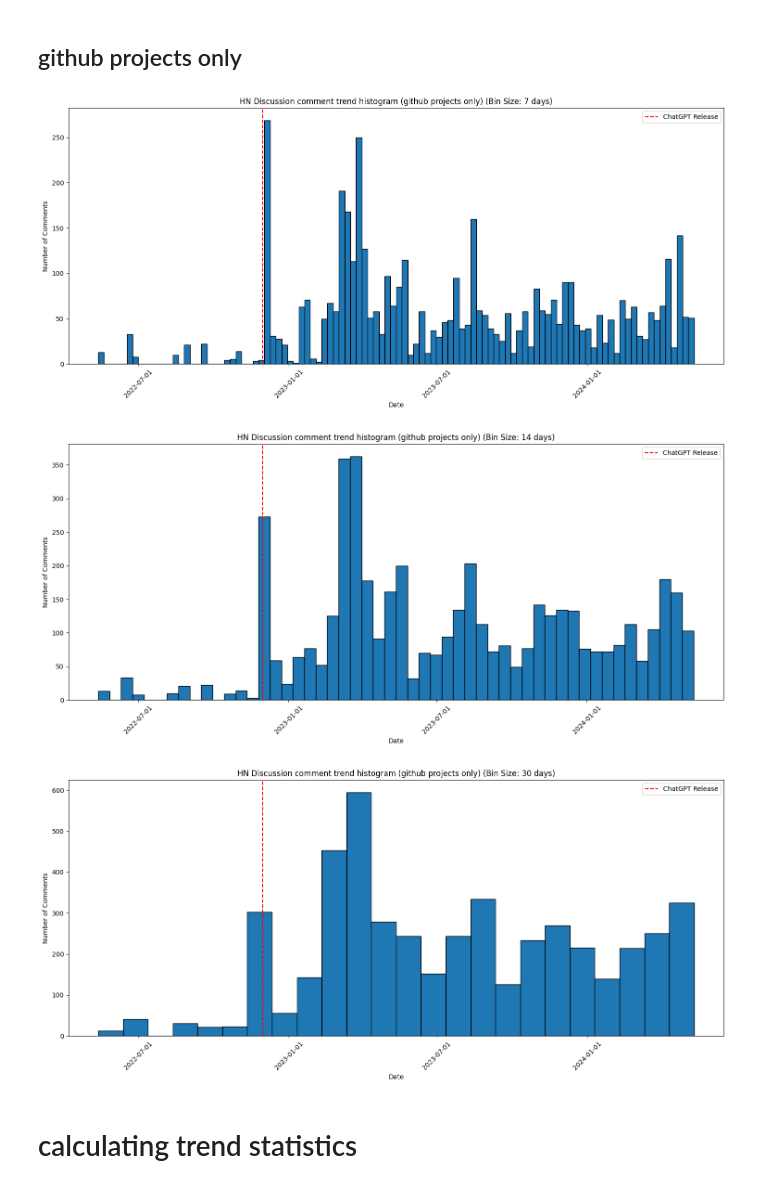
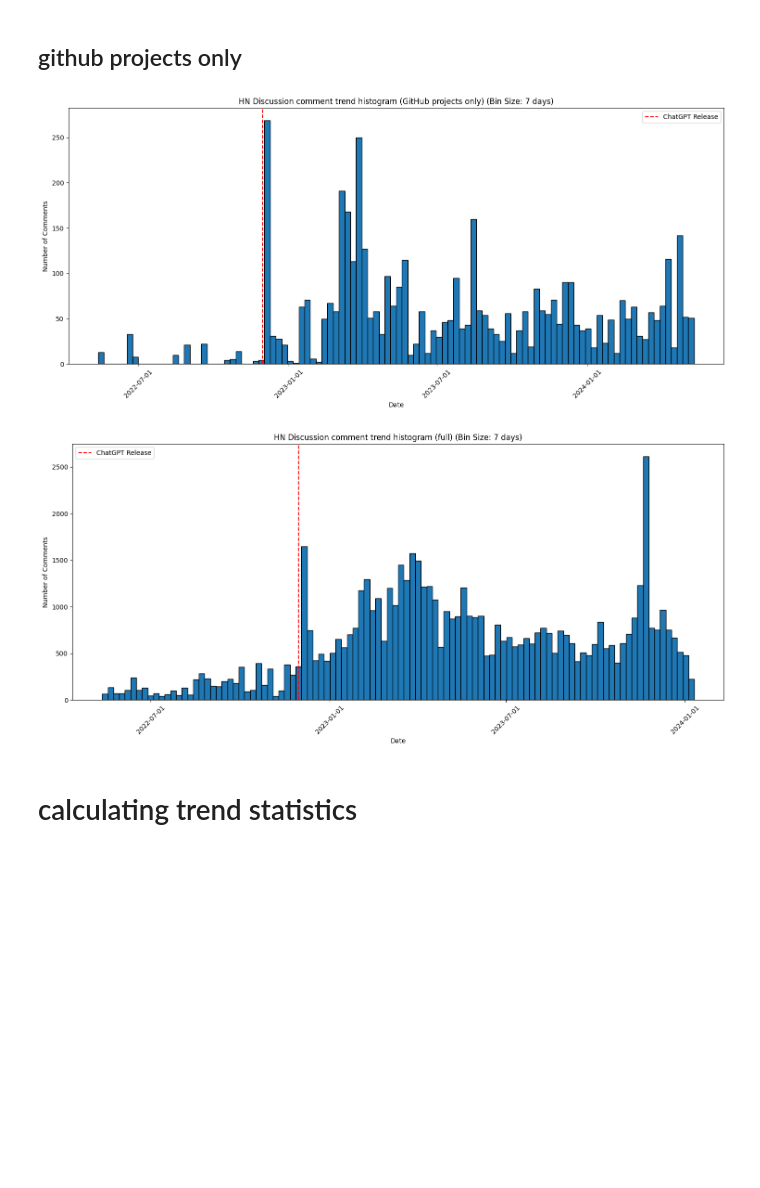
Before and after one commit to MUICT-SERU/SP2024-GPT, a Jupyter notebook: src/1b-retrieve-hn-comments/2-retrieve-hackernews-comments.ipynb, the cells around one changed output. Cells and saved outputs as stored; diff of their text form; code cells hidden in the pictures; blank space fills up the shorter version.

Commit message:
comments trend

```diff
--- a/src/1b-retrieve-hn-comments/2-retrieve-hackernews-comments.ipynb
+++ b/src/1b-retrieve-hn-comments/2-retrieve-hackernews-comments.ipynb
@@ -152,7 +152,9 @@ def count_comments(data):
 # %% [markdown]
 ## github projects only
 # %%
-with open(HN_COMMENTS_GH_JSON) as f:
+import json
+
+with open(HN_COMMENTS_JSON) as f:
     data = json.load(f)
 
 num_stories, num_comments = count_comments(data)
@@ -584,12 +622,11 @@ def plot_comments_histogram(title, csv_file_path, bin_size_days=7):
 # %% [markdown]
 ## github projects only
 # %%
-plot_comments_histogram("HN Discussion comment trend histogram (github projects only)", HN_COMMENTS_GH_CSV, bin_size_days=7)
-plot_comments_histogram("HN Discussion comment trend histogram (github projects only)", HN_COMMENTS_GH_CSV, bin_size_days=14)
-plot_comments_histogram("HN Discussion comment trend histogram (github projects only)", HN_COMMENTS_GH_CSV, bin_size_days=30)
+plot_comments_histogram("HN Discussion comment trend histogram (GitHub projects only)", HN_COMMENTS_GH_CSV, bin_size_days=7)
+plot_comments_histogram("HN Discussion comment trend histogram (full)", HN_COMMENTS_CSV, bin_size_days=7)
+# plot_comments_histogram("HN Discussion comment trend histogram (github projects only)", HN_COMMENTS_GH_CSV, bin_size_days=30)
 # %% [output]
 [figure]
-[figure, old version]
+[figure, new version]
-[figure, removed]
 # %% [markdown]
 # calculating trend statistics
```
Also changed, not shown: parts of 3 cells of this notebook, 1 other file.
